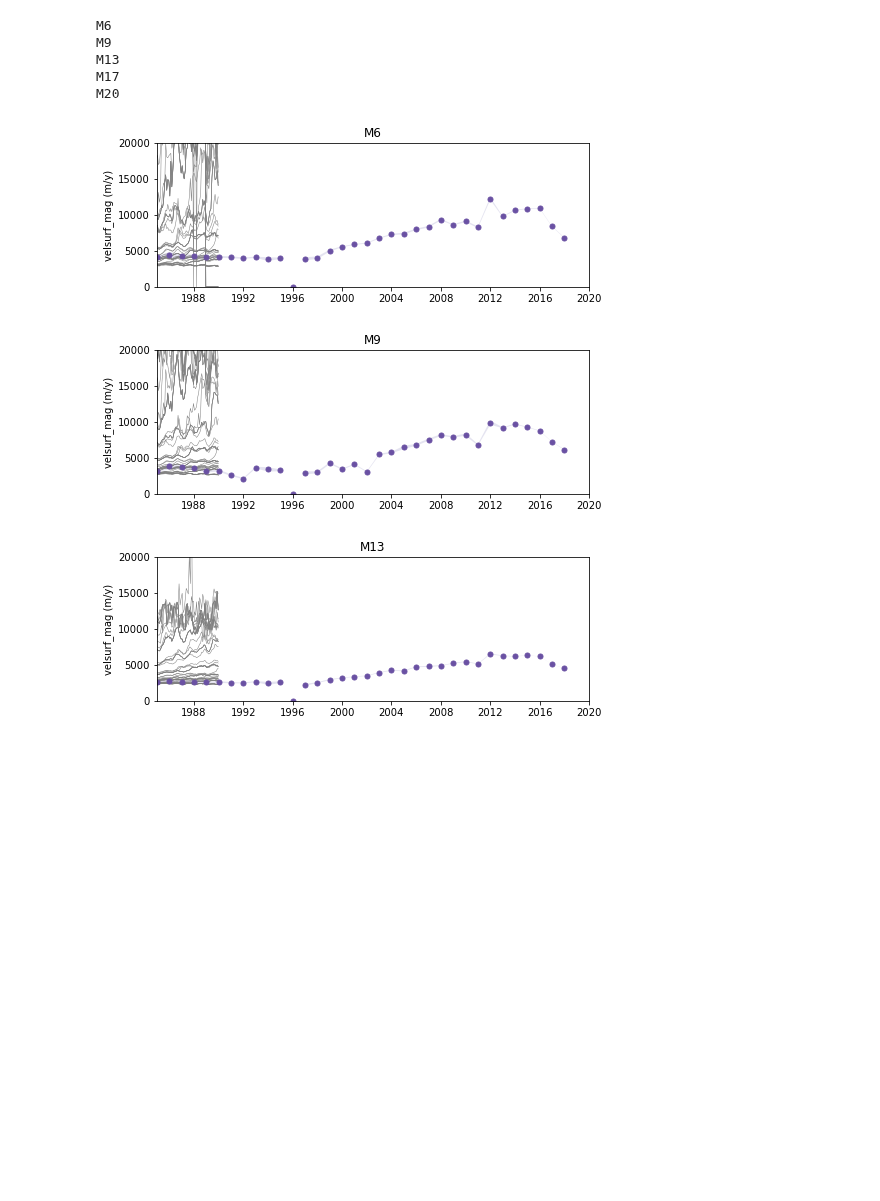
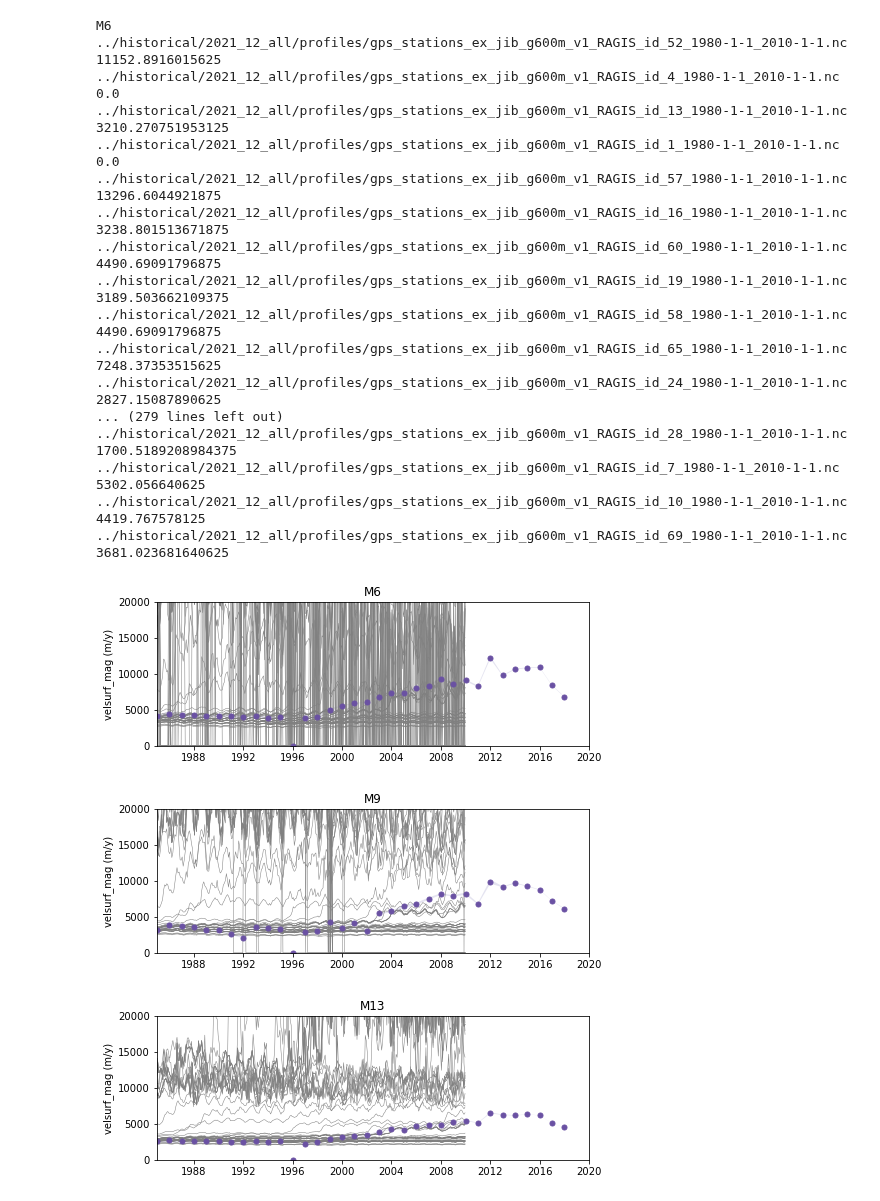
Before and after one commit to pism/pism-greenland, a Jupyter notebook: notebooks/jib_analysis.ipynb, the cells around one changed output. Drawn from its saved outputs; the diff is of its cells as text; code cells hidden in the pictures; blank space fills up the shorter version.

```diff
--- a/notebooks/jib_analysis.ipynb
+++ b/notebooks/jib_analysis.ipynb
@@ -22,11 +22,23 @@ Processing 1989-12-16 12:00:00
 # %%
-run ../util/plot_timeseries.py --obs_file ../data_sets/velocities/profiles/gps_stations_GRE_G0240_1985_2018.nc ../historical/2021_12_fractures_narrow/profiles/gps_stations_ex_jib_g600m_v1_RAGIS_id_*_1980-1-1_1990-1-1.nc
+run ../util/plot_timeseries.py --obs_file ../data_sets/velocities/profiles/gps_stations_GRE_G0240_1985_2018.nc ../historical/2021_12_all/profiles/gps_stations_ex_jib_g600m_v1_RAGIS_id_*_1980-1-1_2010-1-1.nc
 # %% [output]
 M6
-M9
-M13
-M17
-M20
+../historical/2021_12_all/profiles/gps_stations_ex_jib_g600m_v1_RAGIS_id_52_1980-1-1_2010-1-1.nc 11152.8916015625
+../historical/2021_12_all/profiles/gps_stations_ex_jib_g600m_v1_RAGIS_id_4_1980-1-1_2010-1-1.nc 0.0
+../historical/2021_12_all/profiles/gps_stations_ex_jib_g600m_v1_RAGIS_id_13_1980-1-1_2010-1-1.nc 3210.270751953125
+../historical/2021_12_all/profiles/gps_stations_ex_jib_g600m_v1_RAGIS_id_1_1980-1-1_2010-1-1.nc 0.0
+../historical/2021_12_all/profiles/gps_stations_ex_jib_g600m_v1_RAGIS_id_57_1980-1-1_2010-1-1.nc 13296.6044921875
+../historical/2021_12_all/profiles/gps_stations_ex_jib_g600m_v1_RAGIS_id_16_1980-1-1_2010-1-1.nc 3238.801513671875
+../historical/2021_12_all/profiles/gps_stations_ex_jib_g600m_v1_RAGIS_id_60_1980-1-1_2010-1-1.nc 4490.69091796875
+../historical/2021_12_all/profiles/gps_stations_ex_jib_g600m_v1_RAGIS_id_19_1980-1-1_2010-1-1.nc 3189.503662109375
+../historical/2021_12_all/profiles/gps_stations_ex_jib_g600m_v1_RAGIS_id_58_1980-1-1_2010-1-1.nc 4490.69091796875
+../historical/2021_12_all/profiles/gps_stations_ex_jib_g600m_v1_RAGIS_id_65_1980-1-1_2010-1-1.nc 7248.37353515625
+../historical/2021_12_all/profiles/gps_stations_ex_jib_g600m_v1_RAGIS_id_24_1980-1-1_2010-1-1.nc 2827.15087890625
+... (279 lines left out)
+../historical/2021_12_all/profiles/gps_stations_ex_jib_g600m_v1_RAGIS_id_28_1980-1-1_2010-1-1.nc 1700.5189208984375
+../historical/2021_12_all/profiles/gps_stations_ex_jib_g600m_v1_RAGIS_id_7_1980-1-1_2010-1-1.nc 5302.056640625
+../historical/2021_12_all/profiles/gps_stations_ex_jib_g600m_v1_RAGIS_id_10_1980-1-1_2010-1-1.nc 4419.767578125
+../historical/2021_12_all/profiles/gps_stations_ex_jib_g600m_v1_RAGIS_id_69_1980-1-1_2010-1-1.nc 3681.023681640625
-[figure, old version]
+[figure, new version]
-[figure, old version]
+[figure, new version]
-[figure, old version]
+[figure, new version]
```
Also changed, not shown: parts of 5 cells of this notebook, 3 other files.
